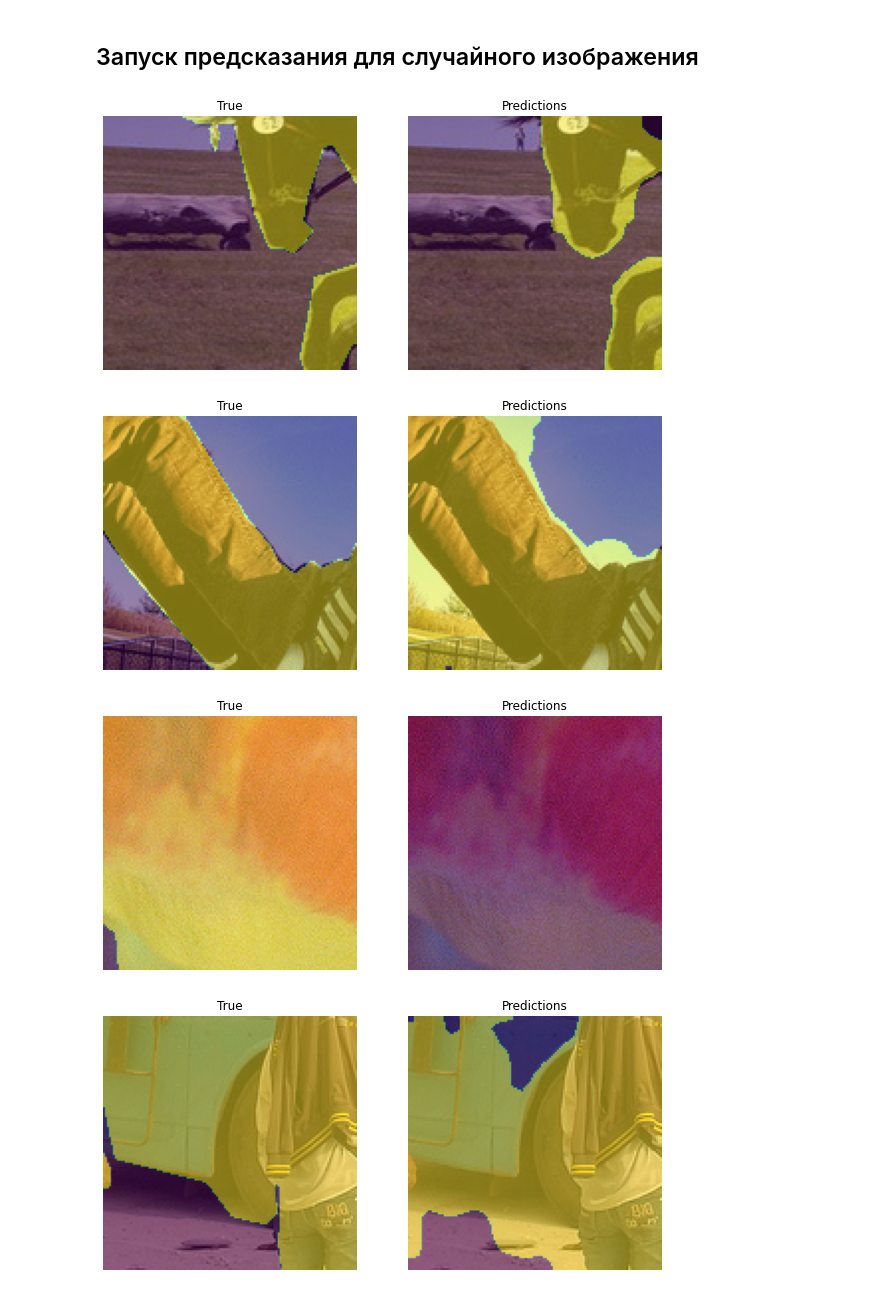
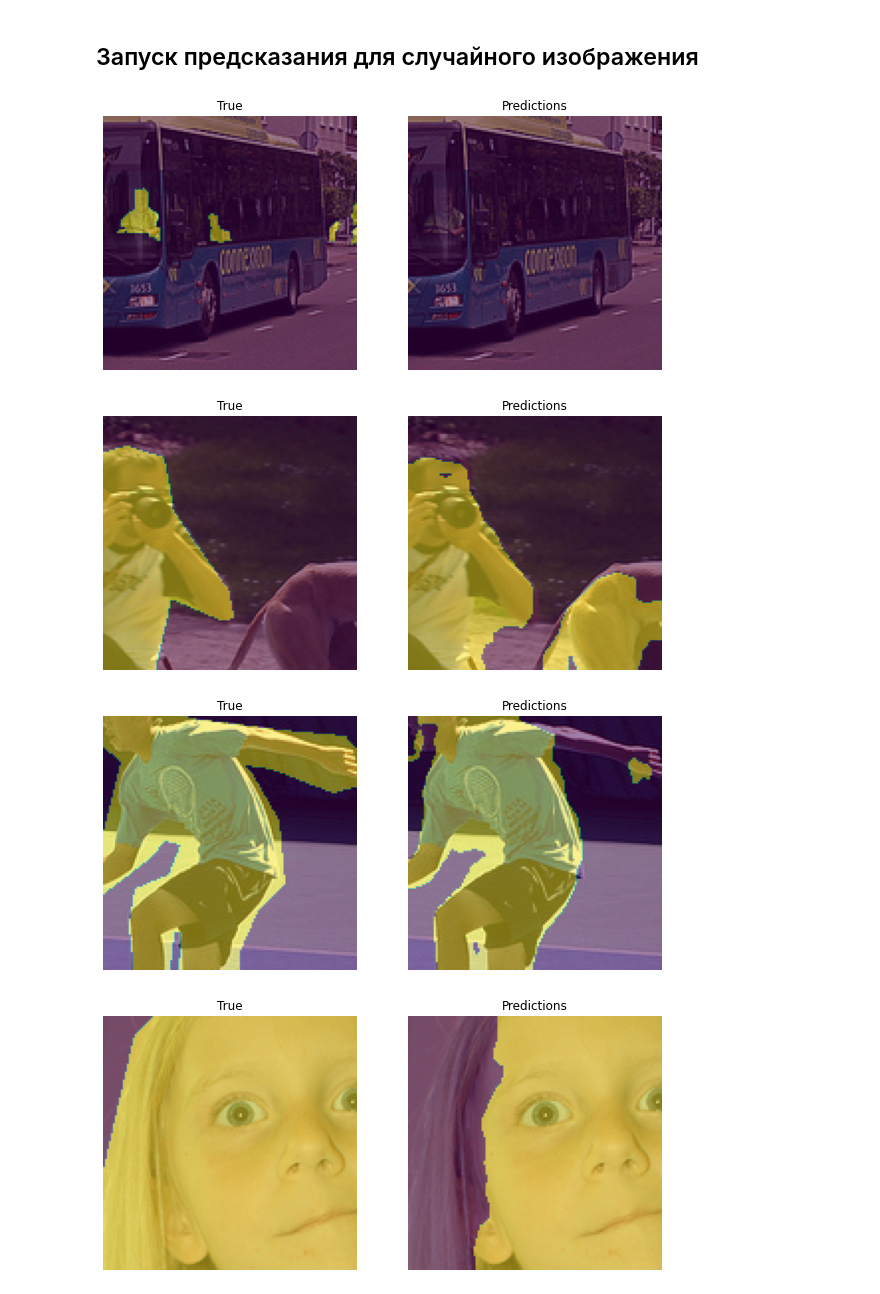
Before and after one commit to djo1006/Deep-Learning-in-Computer-Vision, a Jupyter notebook: hw_les_4-ASPP.ipynb, the cells around one changed output. Saved outputs shown, nothing was run; the diff lists cells and outputs as text; code cells hidden in the pictures.

```diff
--- a/hw_les_4-ASPP.ipynb
+++ b/hw_les_4-ASPP.ipynb
@@ -120,7 +120,7 @@ class COCO_Dataset(Dataset):
     def __init__(self, sublist):
         ann_file_fpath = os.path.join(COCO_ROOT, 'annotations', 'instances_'+sublist+'2017.json')
         self.coco = COCO(ann_file_fpath)
-        self.cat_ids = self.coco.getCatIds(catNms=['vehicle'])
+        self.cat_ids = self.coco.getCatIds(catNms=['person'])
         self.img_list = self.coco.getImgIds(catIds=self.cat_ids)
 
     def read_images(self, img_id):
@@ -304,0 +292,12 @@ hist = model.fit(train_ds,
+# %%
+model.compile(optimizer='adam',
+              loss=tf.keras.losses.BinaryCrossentropy(),
+              metrics=['accuracy']
+             )
+
+
+hist = model.fit(train_ds,
+                 batch_size=BATCH_SIZE,
+                 epochs=5,
+                 validation_data=test_ds
+                )
@@ -307,31 +339,31 @@ hist = model.fit(train_ds,
 # %%
 import random
 
-idx = random.randint(0, 24)
+idx = random.randint(0, 25)
 
 X_train, y_train = next(iter(train_ds.take(idx)))
 
 PERCEPTION = 0.5
 
-pred_prob = model(X_train[:4]).numpy()
+pred_prob = model(X_train[:25]).numpy()
 pred_mask = (pred_prob[..., 0] > PERCEPTION).astype(np.float32)
 
 for i in range(4):
     plt.figure(figsize=(10, 5))
 
     plt.subplot(1, 2, 1)
     plt.title('True')
     plt.imshow(X_train[i])
     plt.imshow(y_train[i, ..., 0], alpha=0.5)
     plt.axis('off')
 
     plt.subplot(1, 2, 2)
     plt.title('Predictions')
     plt.imshow(X_train[i])
     plt.imshow(pred_mask[i], alpha=0.5)
     plt.axis('off')
 # %% [output]
-[figure, old version]
+[figure, new version]
-[figure, old version]
+[figure, new version]
-[figure, old version]
+[figure, new version]
-[figure, old version]
+[figure, new version]
```
Also changed, not shown: parts of 13 cells of this notebook.
